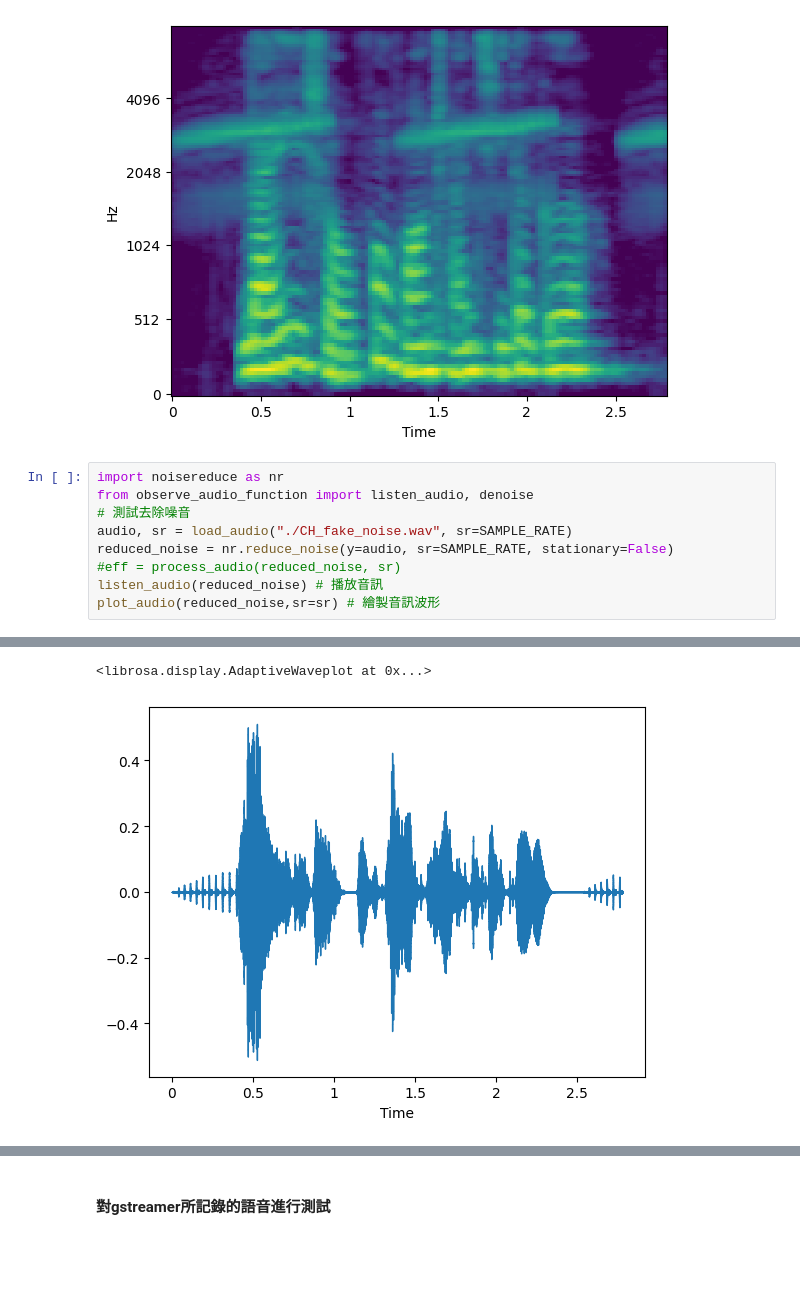
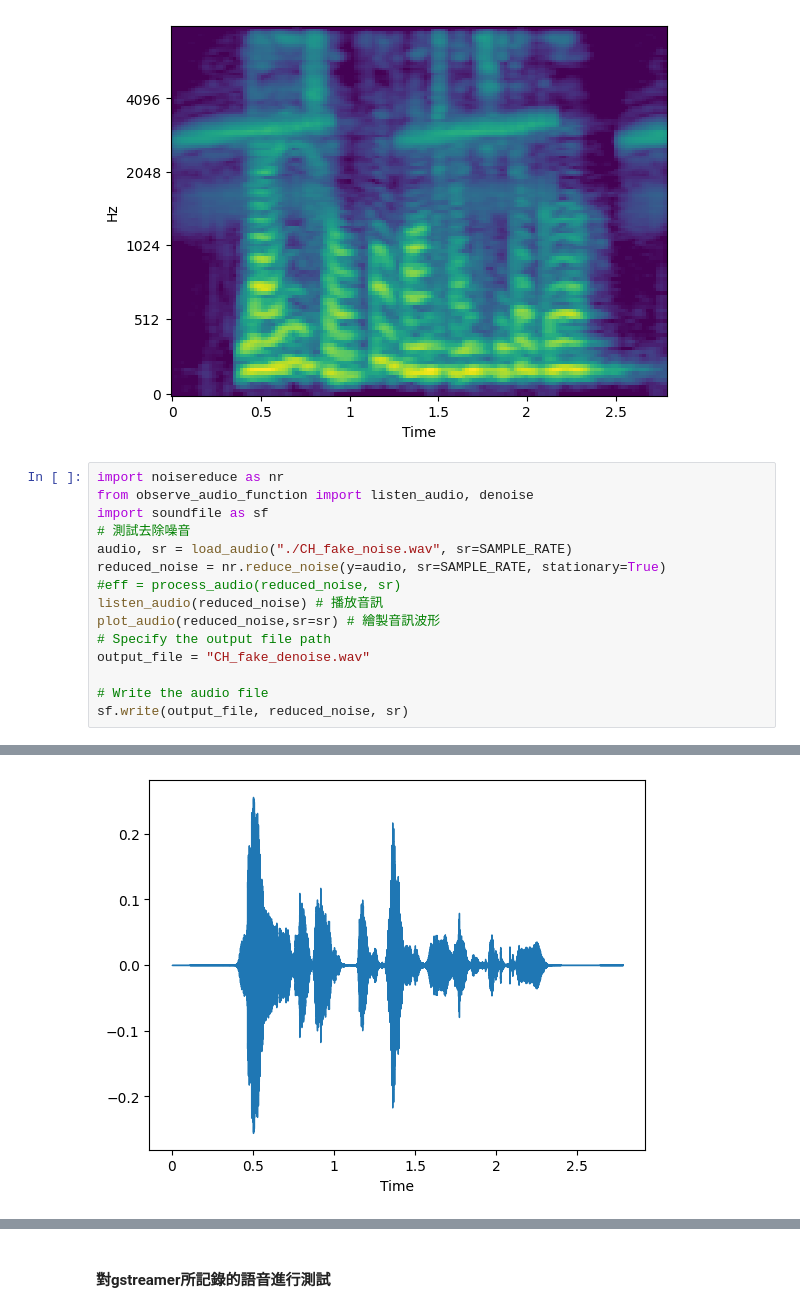
Before and after one commit to lattalab/ML_project, a Jupyter notebook: denoise/noise_reduction.ipynb, the cells around one changed output, grey strips where cells are left out. Drawn from its saved outputs; the diff is of its cells as text; blank space fills up the shorter version.

```diff
--- a/denoise/noise_reduction.ipynb
+++ b/denoise/noise_reduction.ipynb
@@ -65,15 +65,20 @@ plot_mel_spectrogram(spec)
 # %%
 import noisereduce as nr
 from observe_audio_function import listen_audio, denoise
+import soundfile as sf
 # 測試去除噪音
 audio, sr = load_audio("./CH_fake_noise.wav", sr=SAMPLE_RATE)
-reduced_noise = nr.reduce_noise(y=audio, sr=SAMPLE_RATE, stationary=False)
+reduced_noise = nr.reduce_noise(y=audio, sr=SAMPLE_RATE, stationary=True)
 #eff = process_audio(reduced_noise, sr)
 listen_audio(reduced_noise) # 播放音訊
 plot_audio(reduced_noise,sr=sr) # 繪製音訊波形
+# Specify the output file path
+output_file = "CH_fake_denoise.wav"
+
+# Write the audio file
+sf.write(output_file, reduced_noise, sr)
 # %% [output]
 [interactive output not drawn]
-<librosa.display.AdaptiveWaveplot at 0x...>
-[figure, old version]
+[figure, new version]
 # %%
 # 畫頻譜圖
```
Also changed, not shown: parts of 1 cell of this notebook, 2 other files.
